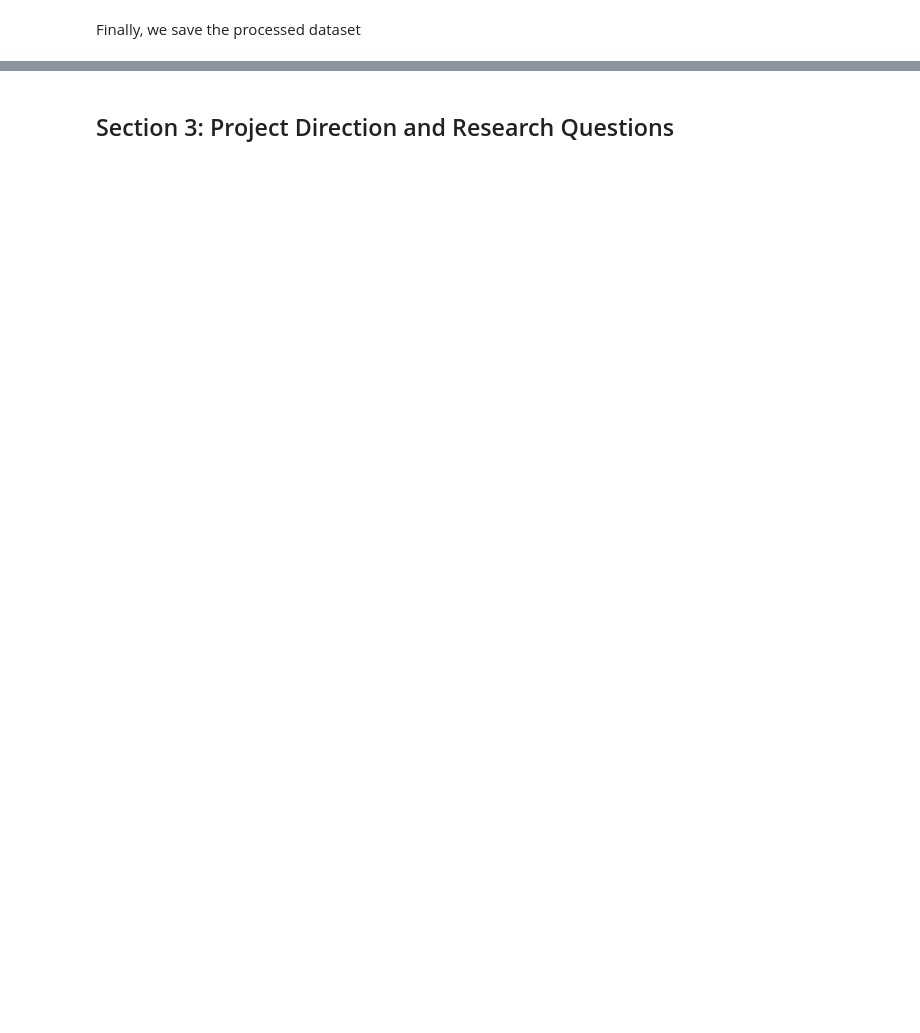
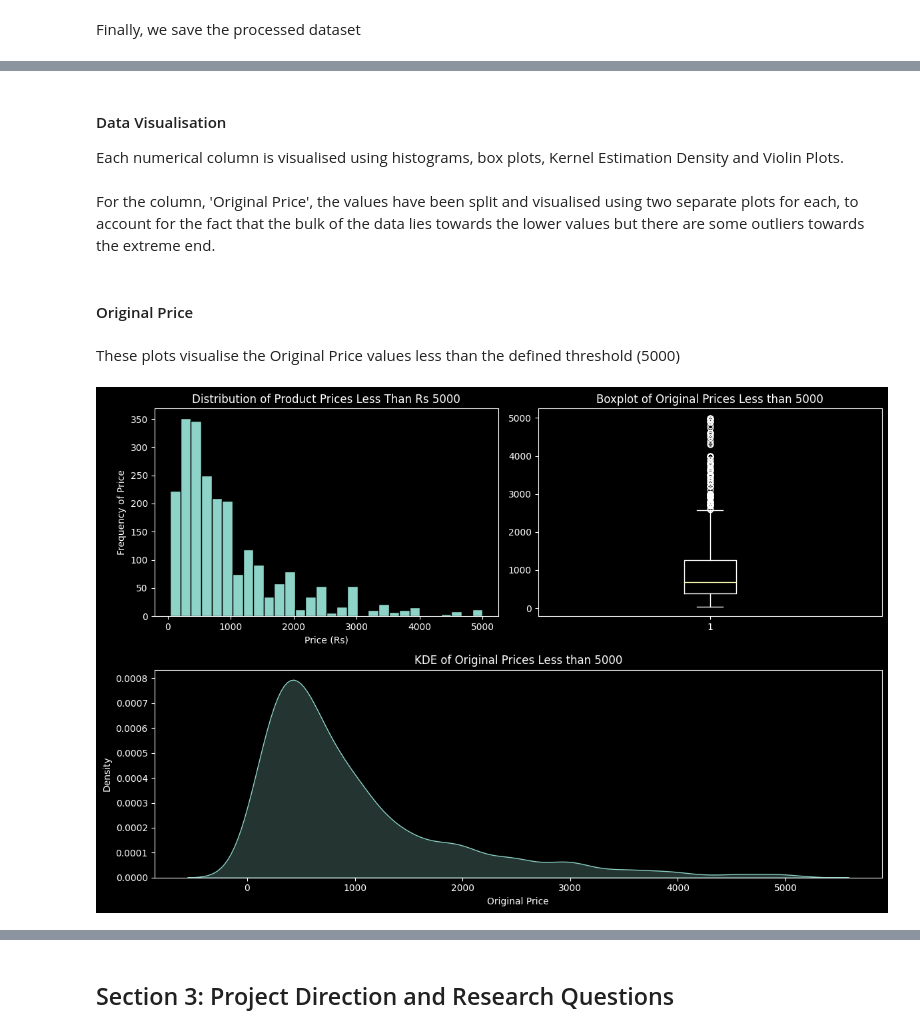
Before and after one commit to mdanyalmalik/blog, a Jupyter notebook: posts/eda-webscraped-data/index.ipynb, the cells around one changed output, grey strips where cells are left out. Saved outputs shown, nothing was run; the diff lists cells and outputs as text; code cells hidden in the pictures; blank space fills up the shorter version.

Commit message:
added graphs to eda

```diff
--- a/posts/eda-webscraped-data/index.ipynb
+++ b/posts/eda-webscraped-data/index.ipynb
@@ -20,8 +24,9 @@ In this section, we will clean the dataset column by column. This will also give
 import pandas as pd
 import numpy as np
 import seaborn as sns
-import matplotlib.pyplot as plots
 import matplotlib.pyplot as plt
+
+plt.style.use("dark_background")
 # %% [markdown]
 ### Extracting Data
 
@@ -446,3 +453,4 @@ Brand: String dtype; the name of the brand
 Finally, we save the processed dataset
 # %%
 df.to_csv(path_or_buf="final_dataset.csv")
+data = df
@@ -450,0 +507,40 @@ df.to_csv(path_or_buf="final_dataset.csv")
+# %% [markdown]
+#### Data Visualisation
+Each numerical column is visualised using histograms, box plots, Kernel Estimation Density and Violin Plots.
+# %% [markdown]
+For the column, 'Original Price', the values have been split and visualised using two separate plots for each, to account for the fact that the bulk of the data lies towards the lower values but there are some outliers towards the extreme end.
+# %% [markdown]
+#### Original Price
+# %% [markdown]
+These plots visualise the Original Price values less than the defined threshold (5000)
+# %%
+
+# Splitting Original Price on Threshold 5000 to better display distributions
+# Histogram
+plt.figure(figsize=(12, 8))
+plt.subplot(221)
+price_histograms(data, 5000, 1, "Original Price")
+
+price = data['Original Price']
+plotting = price[price < 5000]
+
+# Boxplot
+plt.subplot(222)
+boxplot(plotting, "Original Price")
+plt.title("Boxplot of Original Prices Less than 5000")
+
+# Null Check
+null = plotting.isnull()
+
+if null.any():
+    print("Null values present in column")
+
+# KDE
+plt.subplot(212)
+kde(plotting, "Original Prices Less than 5000")
+
+# Ensuring No Overlap
+plt.tight_layout()
+plt.show()
+# %% [output]
+[figure, added]
```
Also changed, not shown: parts of 45 cells of this notebook, 17 other files.
